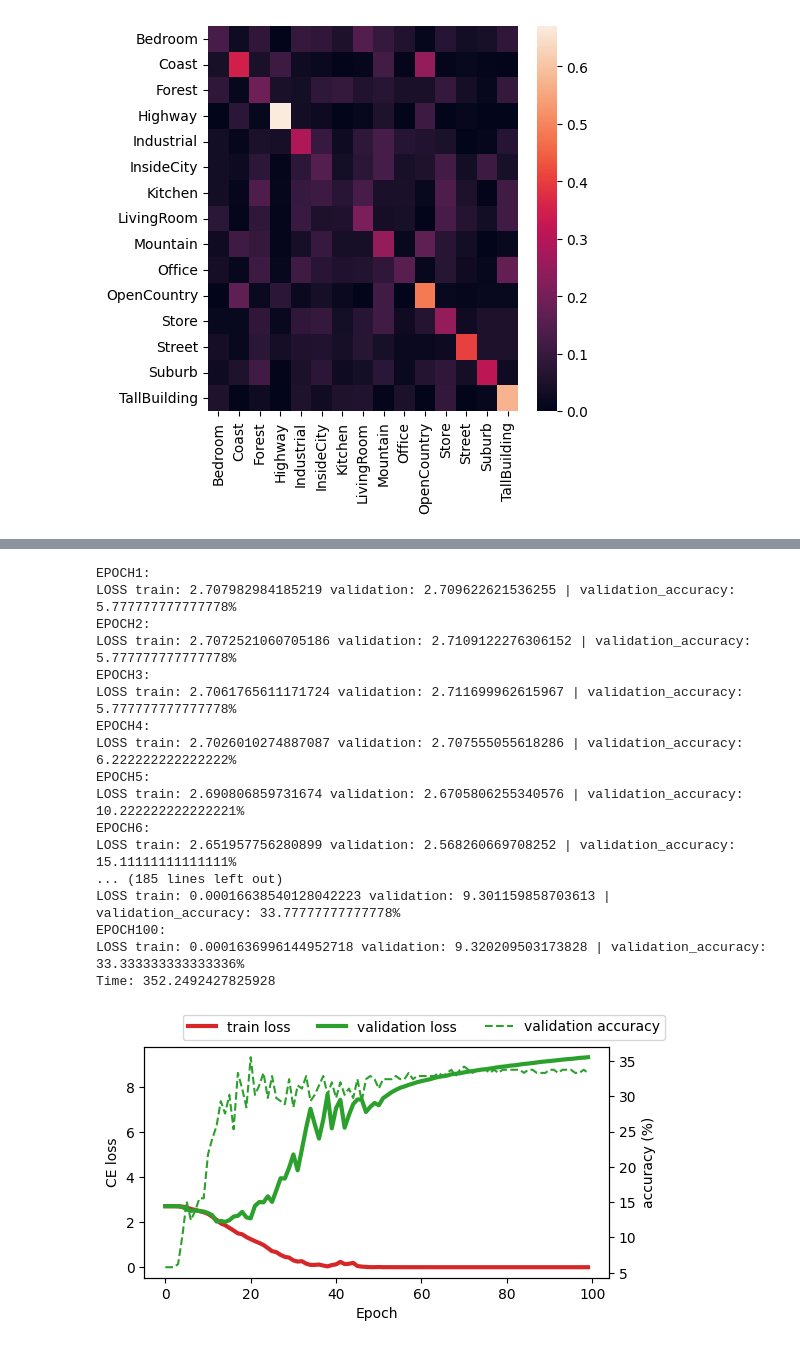
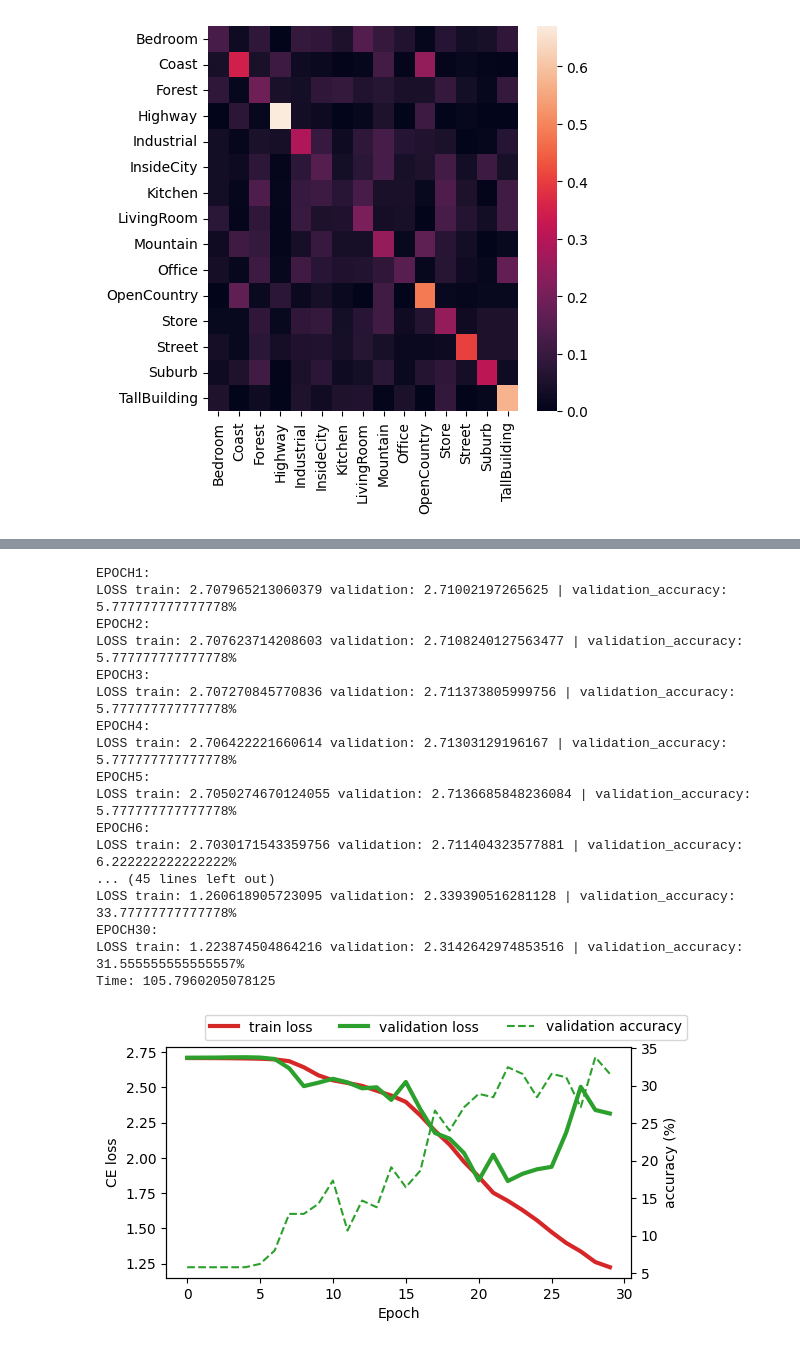
Before and after one commit to AlessandroCesaTs/Computer_Vision_Project_Cesa, a Jupyter notebook: project.ipynb, the cells around one changed output, grey strips where cells are left out. Saved outputs shown, nothing was run; the diff lists cells and outputs as text; code cells hidden in the pictures.

```diff
--- a/project.ipynb
+++ b/project.ipynb
@@ -154,28 +152,28 @@ model = simpleCNN()
 model.to(device)
 model.apply(init_weights)
 loss_function=nn.CrossEntropyLoss()
-optimizer=optim.SGD(model.parameters(),lr=0.0005,momentum=0.8)
+optimizer=optim.SGD(model.parameters(),lr=0.00035,momentum=0.8)
 # %%
-model_path=train_model(model,augmented_train_loader,validation_loader,loss_function,optimizer,100,device)
+model_path=train_model(model,augmented_train_loader,validation_loader,loss_function,optimizer,30,device)
 # %% [output]
 EPOCH1:
-LOSS train: 2.707982984185219 validation: 2.709622621536255 | validation_accuracy: 5.777777777777778%
+LOSS train: 2.707965213060379 validation: 2.71002197265625 | validation_accuracy: 5.777777777777778%
 EPOCH2:
-LOSS train: 2.7072521060705186 validation: 2.7109122276306152 | validation_accuracy: 5.777777777777778%
+LOSS train: 2.707623714208603 validation: 2.7108240127563477 | validation_accuracy: 5.777777777777778%
 EPOCH3:
-LOSS train: 2.7061765611171724 validation: 2.711699962615967 | validation_accuracy: 5.777777777777778%
+LOSS train: 2.707270845770836 validation: 2.711373805999756 | validation_accuracy: 5.777777777777778%
 EPOCH4:
-LOSS train: 2.7026010274887087 validation: 2.707555055618286 | validation_accuracy: 6.222222222222222%
+LOSS train: 2.706422221660614 validation: 2.71303129196167 | validation_accuracy: 5.777777777777778%
 EPOCH5:
-LOSS train: 2.690806859731674 validation: 2.6705806255340576 | validation_accuracy: 10.222222222222221%
+LOSS train: 2.7050274670124055 validation: 2.7136685848236084 | validation_accuracy: 5.777777777777778%
 EPOCH6:
-LOSS train: 2.651957756280899 validation: 2.568260669708252 | validation_accuracy: 15.11111111111111%
-... (185 lines left out)
-LOSS train: 0.00016638540128042223 validation: 9.301159858703613 | validation_accuracy: 33.77777777777778%
-EPOCH100:
-LOSS train: 0.0001636996144952718 validation: 9.320209503173828 | validation_accuracy: 33.333333333333336%
-Time: 352.2492427825928
+LOSS train: 2.7030171543359756 validation: 2.711404323577881 | validation_accuracy: 6.222222222222222%
+... (45 lines left out)
+LOSS train: 1.260618905723095 validation: 2.339390516281128 | validation_accuracy: 33.77777777777778%
+EPOCH30:
+LOSS train: 1.223874504864216 validation: 2.3142642974853516 | validation_accuracy: 31.555555555555557%
+Time: 105.7960205078125
-[figure, old version]
+[figure, new version]
 # %%
 test_model(simpleCNN(),model_path,test_loader,test,device)
 # %% [output]
```
Also changed, not shown: parts of 8 cells of this notebook, 1 other file.
